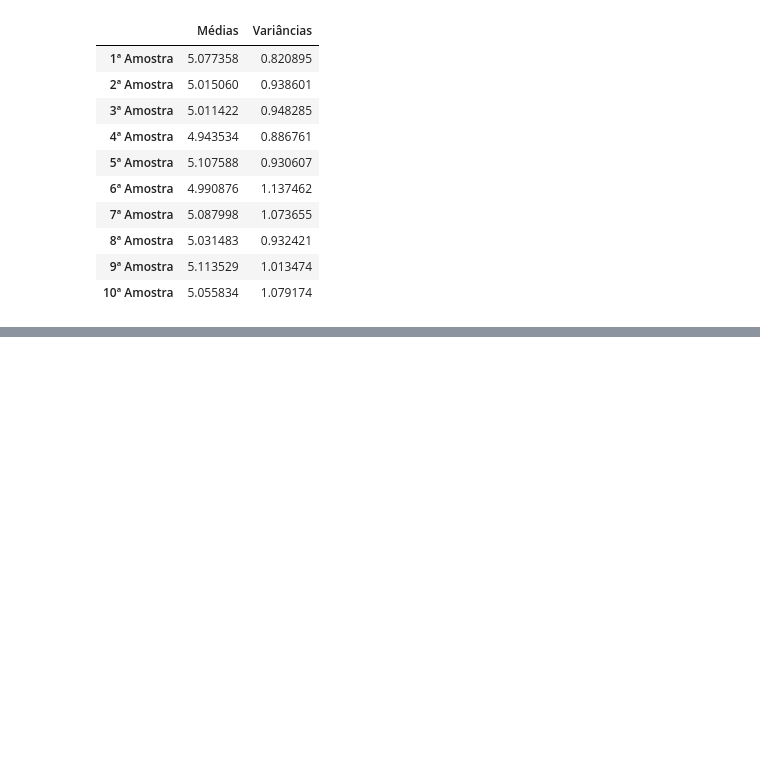
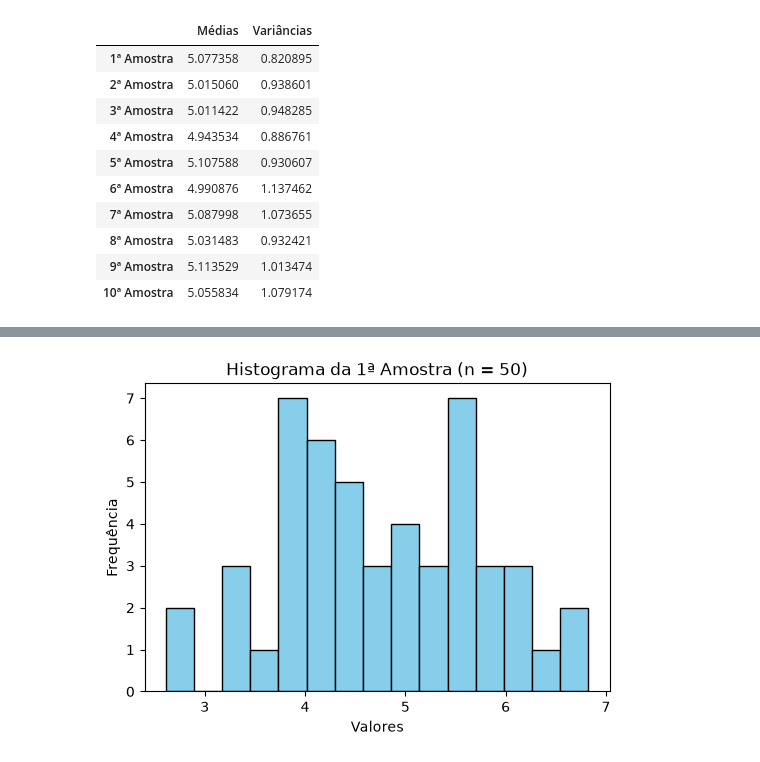
Before and after one commit to mauriciocelini/Trabalho-de-Inferencia, a Jupyter notebook: code_inferencia.ipynb, the cells around one changed output, grey strips where cells are left out. Cells and saved outputs as stored; diff of their text form; code cells hidden in the pictures; blank space fills up the shorter version.

```diff
--- a/code_inferencia.ipynb
+++ b/code_inferencia.ipynb
@@ -318,2 +284,12 @@ tabela_resultados
 | Estimativas da Média (μ) [n=200] | 5.043468 | 0.043468 | 0.002703 | 0.004593 | 0.004593 | 5 |
 | Estimativas da Variância (σ²) [n=... | 0.976134 | -0.023866 | 0.008580 | 0.009150 | 0.009150 | 1 |
+# %%
+plt.figure(figsize=(6, 4))
+plt.hist(amostra_normal_50, bins=15, color="skyblue", edgecolor="black")
+plt.title("Histograma da 1ª Amostra (n = 50)")
+plt.xlabel("Valores")
+plt.ylabel("Frequência")
+plt.savefig('histograma_50.pdf', bbox_inches='tight')
+plt.show()
+# %% [output]
+[figure, added]
```
Also changed, not shown: parts of 11 cells of this notebook.
